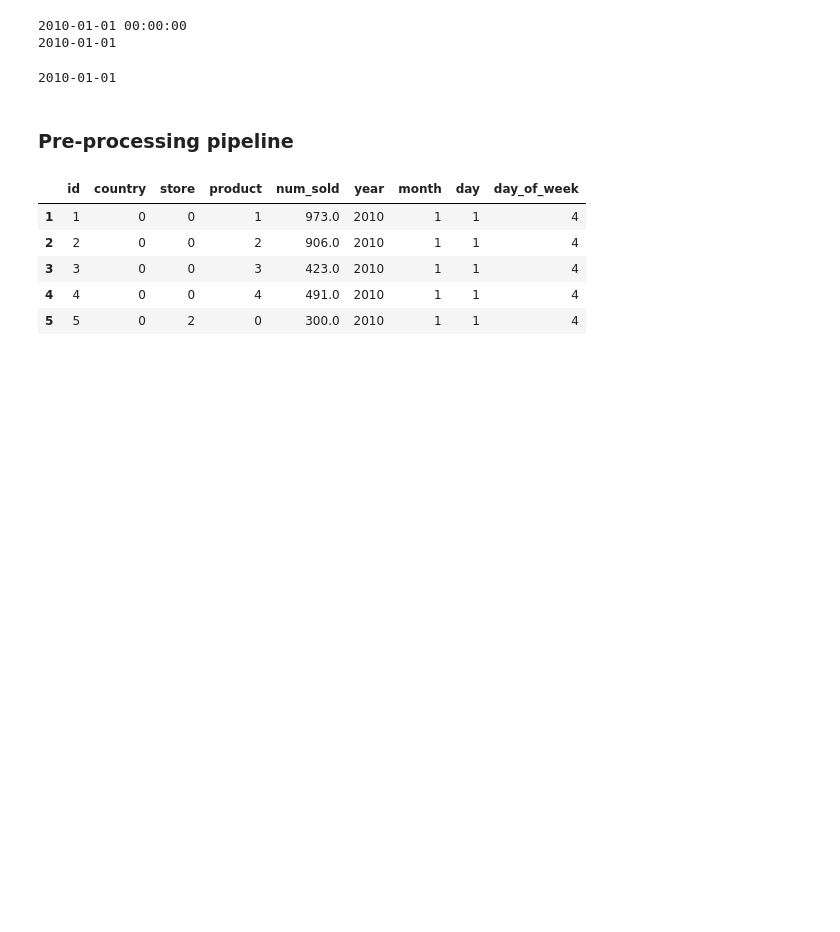
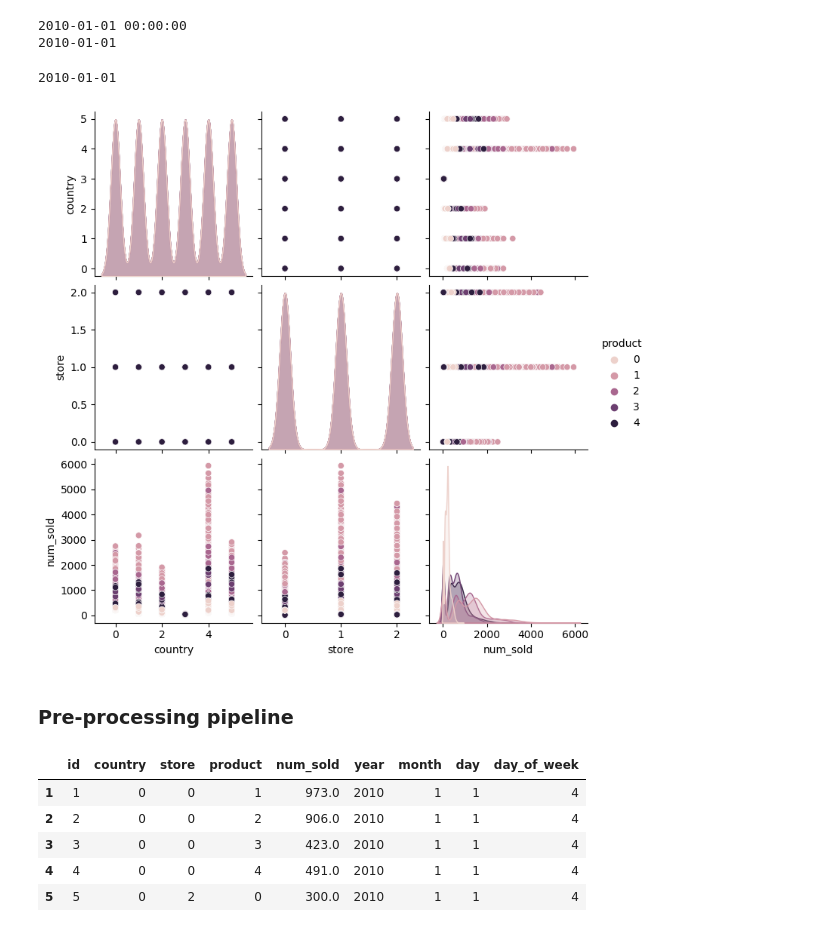
Before and after one commit to pawara101/Kaggle-competitions-by-pawara101, a Jupyter notebook: sticker-forecast-competition/notebookcacc229a9c.ipynb, the cells around one changed output. Drawn from its saved outputs; the diff is of its cells as text; code cells hidden in the pictures; blank space fills up the shorter version.

```diff
--- a/sticker-forecast-competition/notebookcacc229a9c.ipynb
+++ b/sticker-forecast-competition/notebookcacc229a9c.ipynb
@@ -238,6 +238,11 @@ train_preprocess['date'] = pd.to_datetime(train_preprocess['date']).dt.date
 print(train_preprocess['date'][0])
 # %% [output]
 2010-01-01
+# %%
+figsize=(24, 16)
+sns.pairplot(train_preprocess.drop("id", axis=1), hue='product');
+# %% [output]
+[figure, added]
 # %% [markdown]
 ### Pre-processing pipeline
 # %%
```
Also changed, not shown: parts of 30 cells of this notebook.
